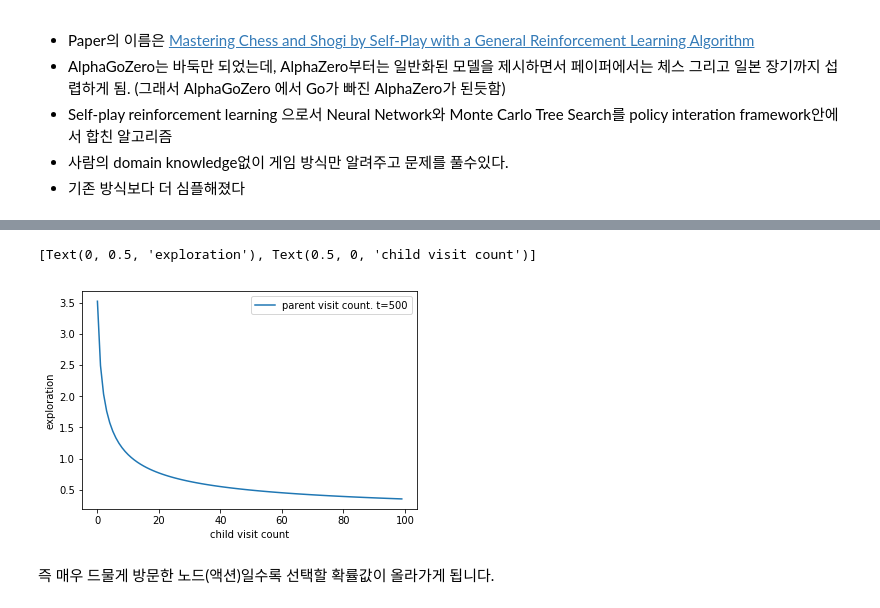
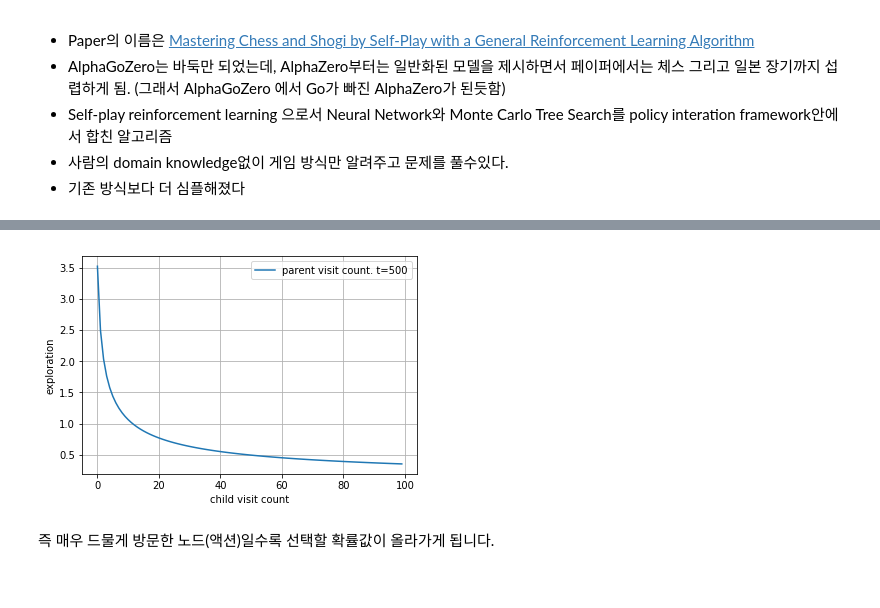
Before and after one commit to AndersonJo/alphazero-anderson, a Jupyter notebook: alphazero-explained.ipynb, the cells around one changed output, grey strips where cells are left out. Cells and saved outputs as stored; diff of their text form; code cells hidden in the pictures.

```diff
--- a/alphazero-explained.ipynb
+++ b/alphazero-explained.ipynb
@@ -43,14 +62,14 @@ exploration component의 직관적인 이해는 `방문이 상대적으로 적
 # %%
 def exploration_component(t, x):
     c = np.sqrt(2)
     return c * np.sqrt(np.log(t) / (x+1))
 
 x = np.arange(0, 100)
 y = exploration_component(t=500, x=x)
 lp = sns.lineplot(x, y, label='parent visit count. t=500')
 lp.set(xlabel='child visit count', ylabel='exploration')
+grid()
 # %% [output]
-[Text(0, 0.5, 'exploration'), Text(0.5, 0, 'child visit count')]
-[figure, old version]
+[figure, new version]
 # %% [markdown]
 즉 매우 드물게 방문한 노드(액션)일수록 선택할 확률값이 올라가게 됩니다.
```
Also changed, not shown: parts of 10 cells of this notebook, 4 other files.
